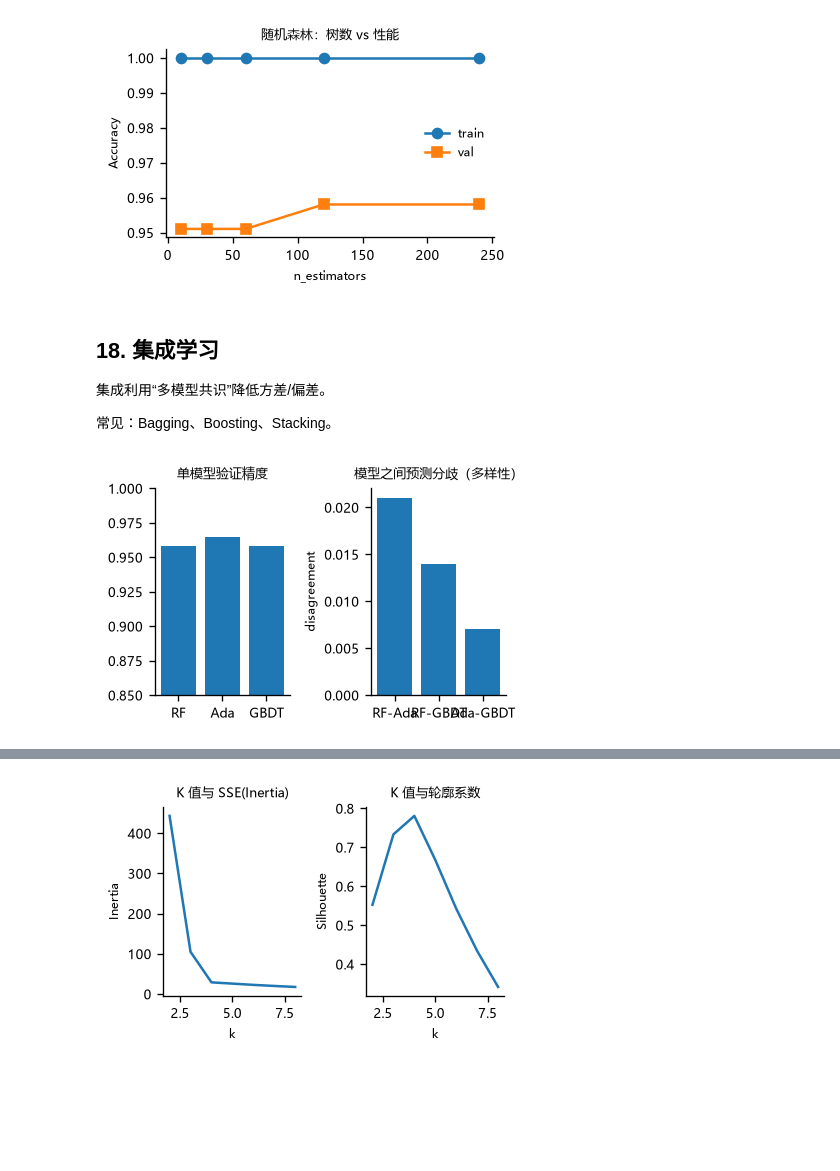
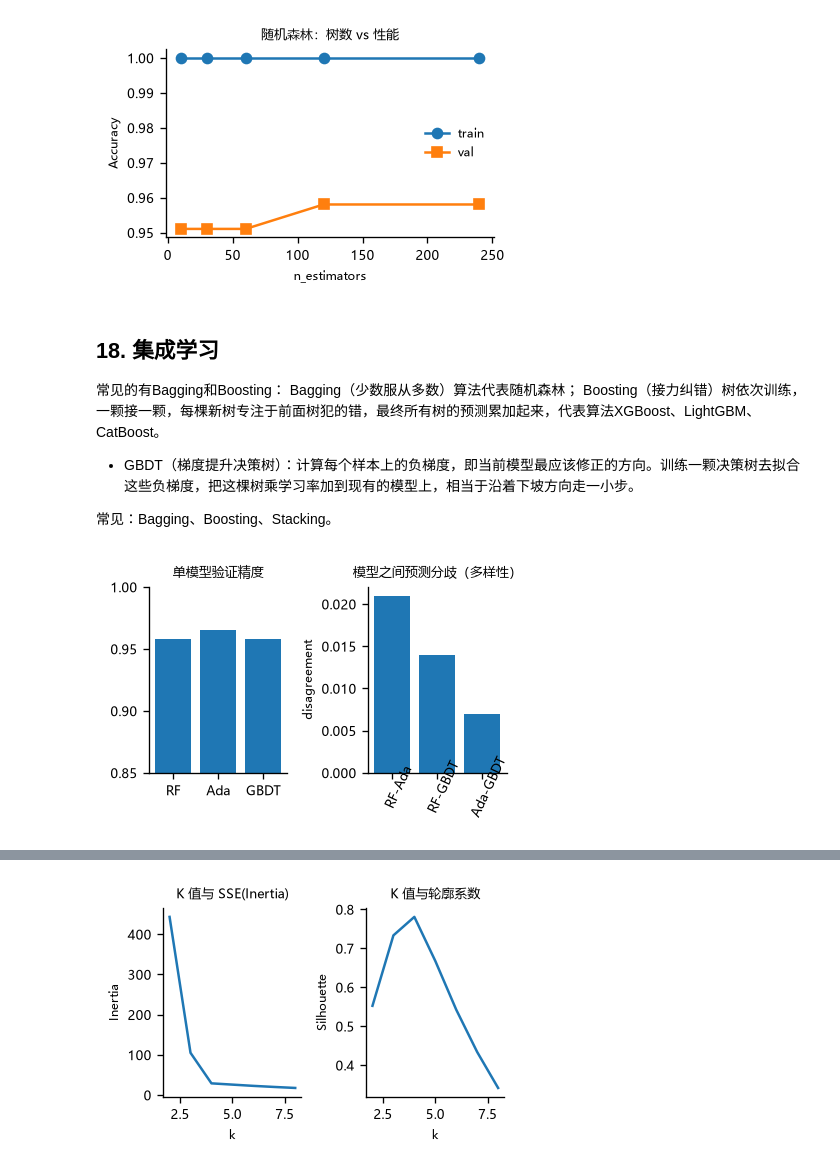
Before and after one commit to fanwenjing670/statistic_analysis, a Jupyter notebook: notebooks/ml_theory_demo.ipynb, the cells around one changed output, grey strips where cells are left out. Saved outputs shown, nothing was run; the diff lists cells and outputs as text; code cells hidden in the pictures; blank space fills up the shorter version.

```diff
--- a/notebooks/ml_theory_demo.ipynb
+++ b/notebooks/ml_theory_demo.ipynb
@@ -952,7 +1166,10 @@ plt.close(fig)
 # %% [markdown]
 ## 18. 集成学习
 
-集成利用“多模型共识”降低方差/偏差。
+常见的有Bagging和Boosting：
+Bagging（少数服从多数）算法代表随机森林；
+Boosting（接力纠错）树依次训练，一颗接一颗，每棵新树专注于前面树犯的错，最终所有树的预测累加起来，代表算法XGBoost、LightGBM、CatBoost。
+- GBDT（梯度提升决策树）：计算每个样本上的负梯度，即当前模型最应该修正的方向。训练一颗决策树去拟合这些负梯度，把这棵树乘学习率加到现有的模型上，相当于沿着下坡方向走一小步。
 
 常见：Bagging、Boosting、Stacking。
 # %%
@@ -968,34 +1185,36 @@ models = {
 
 accs = {}
 preds = {}
 for name, m in models.items():
     m.fit(Xtr, ytr)
     pred = m.predict(Xv)
     preds[name] = pred
     accs[name] = accuracy_score(yv, pred)
 
 # 简单多样性：两两预测不一致比例
 names = list(models.keys())
 import itertools
 div = []
 label_pairs = []
 for a, b in itertools.combinations(names, 2):
     disagree = np.mean(preds[a] != preds[b])
     div.append(disagree)
     label_pairs.append(f"{a}-{b}")
 
 fig, ax = plt.subplots(1, 2, figsize=(8, 3.4))
 ax[0].bar(accs.keys(), accs.values())
 ax[0].set_title("单模型验证精度")
 ax[0].set_ylim(0.85, 1)
 
 ax[1].bar(label_pairs, div)
 ax[1].set_title("模型之间预测分歧（多样性）")
 ax[1].set_ylabel("disagreement")
+plt.setp(ax[1].get_xticklabels(), rotation=65, ha="center", rotation_mode="anchor")
 save_fig("18_ensemble")
+display(fig)
 plt.close(fig)
 # %% [output]
-[figure, old version]
+[figure, new version]
 # %% [markdown]
 ## 19. XGBoost
 
```
Also changed, not shown: parts of 44 cells of this notebook.
